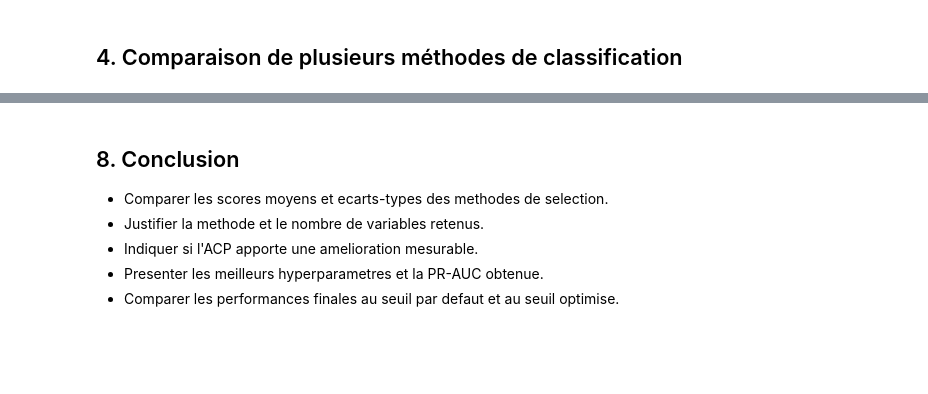
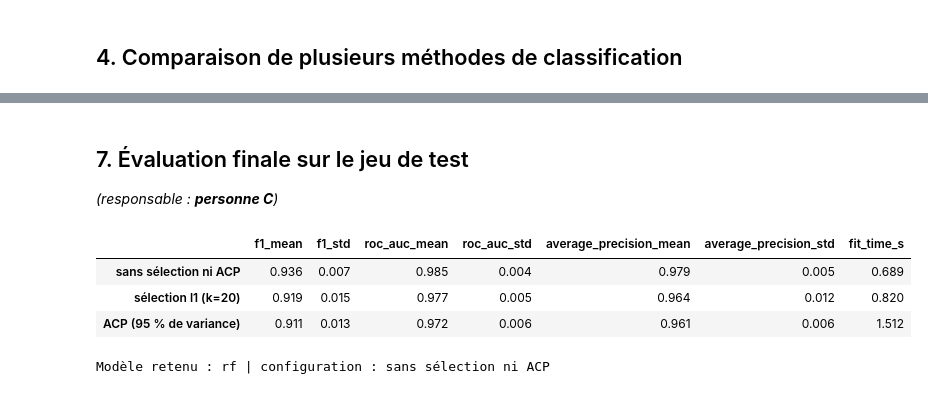
Before and after one commit to j4niro/ml-project, a Jupyter notebook: 01_spambase.ipynb, the cells around one changed output, grey strips where cells are left out. Saved outputs shown, nothing was run; the diff lists cells and outputs as text; code cells hidden in the pictures; blank space fills up the shorter version.

```diff
--- a/01_spambase.ipynb
+++ b/01_spambase.ipynb
@@ -297,13 +248,0 @@ Seuil optimise sur le train (OOF) : 0.427
-# %%
-final_pipeline.fit(X_train_spam, y_train_spam)
-
-final_results = pd.DataFrame({
-    "seuil par defaut": ml.evaluate_model(
-        final_pipeline, X_test_spam, y_test_spam
-    ),
-    f"seuil optimise ({best_threshold:.3f})": ml.evaluate_model(
-        final_pipeline, X_test_spam, y_test_spam, threshold=best_threshold
-    ),
-}).T
-
-display(final_results.round(3))
@@ -332,8 +249,31 @@ ml.plot_confusion(
-# %% [markdown]
-## 8. Conclusion
-
-- Comparer les scores moyens et ecarts-types des methodes de selection.
-- Justifier la methode et le nombre de variables retenus.
-- Indiquer si l'ACP apporte une amelioration mesurable.
-- Presenter les meilleurs hyperparametres et la PR-AUC obtenue.
-- Comparer les performances finales au seuil par defaut et au seuil optimise.
+# %% [markdown]
+## 7. Évaluation finale sur le jeu de test
+*(responsable : **personne C**)*
+# %%
+# Modèle retenu = meilleur PR-AUC moyenne en validation croisée (tableau de la section 4)
+best_name  = model_comparison["average_precision_mean"].idxmax()
+best_model = models[best_name]
+
+# Le modèle retenu profite-t-il de la sélection de variables ou de l'ACP ? (CV sur le train uniquement)
+best_sel = selector_table["average_precision_mean"].idxmax()      # (méthode, k) trouvé en section 5
+candidates = {
+    "sans sélection ni ACP": {},
+    f"sélection {best_sel[0]} (k={best_sel[1]})": dict(selector=best_sel[0], k=best_sel[1]),
+    "ACP (95 % de variance)": dict(pca_components=0.95),
+}
+rows = {
+    label: ml.cross_validate_models({best_name: best_model}, X_train_spam, y_train_spam, cv=5, **kw).loc[best_name]
+    for label, kw in candidates.items()
+}
+config_table = pd.DataFrame(rows).T
+display(config_table.round(3))
+
+best_label  = config_table["average_precision_mean"].idxmax()
+best_params = candidates[best_label]
+print(f"Modèle retenu : {best_name} | configuration : {best_label}")
+# %% [output]
+|  | f1_mean | f1_std | roc_auc_mean | roc_auc_std | average_precision_mean | average_precision_std | fit_time_s |
+| sans sélection ni ACP | 0.936 | 0.007 | 0.985 | 0.004 | 0.979 | 0.005 | 0.689 |
+| sélection l1 (k=20) | 0.919 | 0.015 | 0.977 | 0.005 | 0.964 | 0.012 | 0.820 |
+| ACP (95 % de variance) | 0.911 | 0.013 | 0.972 | 0.006 | 0.961 | 0.006 | 1.512 |
+Modèle retenu : rf | configuration : sans sélection ni ACP
```
Also changed, not shown: parts of 19 cells of this notebook, 1 other file.
